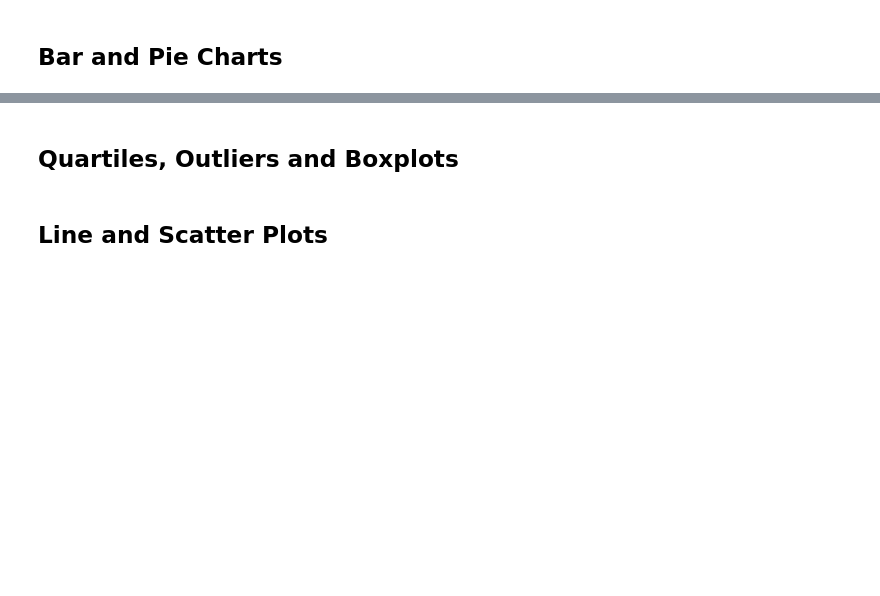
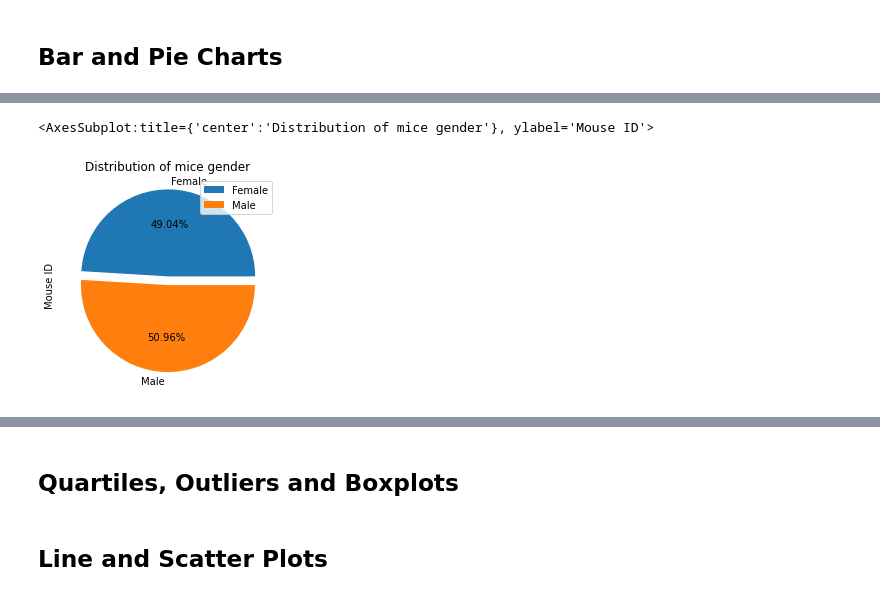
Before and after one commit to SerenaZhaoYanqing/05-Matplotlib-Challenge, a Jupyter notebook: pymaceuticals_starter.ipynb, the cells around one changed output, grey strips where cells are left out. Drawn from its saved outputs; the diff is of its cells as text; code cells hidden in the pictures; blank space fills up the shorter version.

```diff
--- a/pymaceuticals_starter.ipynb
+++ b/pymaceuticals_starter.ipynb
@@ -91,2 +165,7 @@ array(['Ramicane', 'Capomulin', 'Infubinol', 'Placebo', 'Ceftamin',
 # %%
 # Generate a pie plot showing the distribution of female versus male mice using pandas
+gender_distribution=clean_df.groupby(['Sex']).count()
+gender_distribution.plot.pie(title="Distribution of mice gender",explode=(0.1,0),autopct='%1.2f%%',y='Mouse ID')
+# %% [output]
+<AxesSubplot:title={'center':'Distribution of mice gender'}, ylabel='Mouse ID'>
+[figure, added]
```
Also changed, not shown: parts of 10 cells of this notebook.
